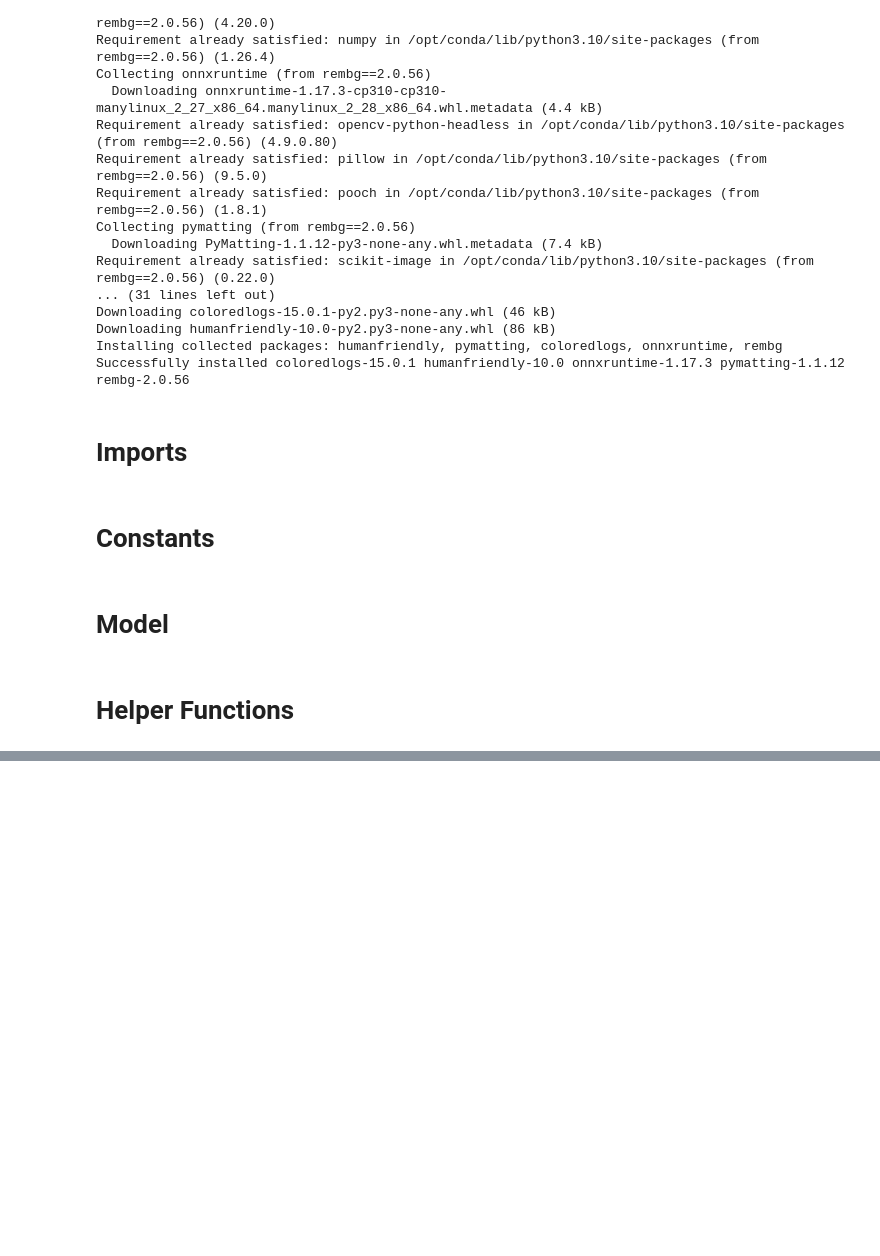
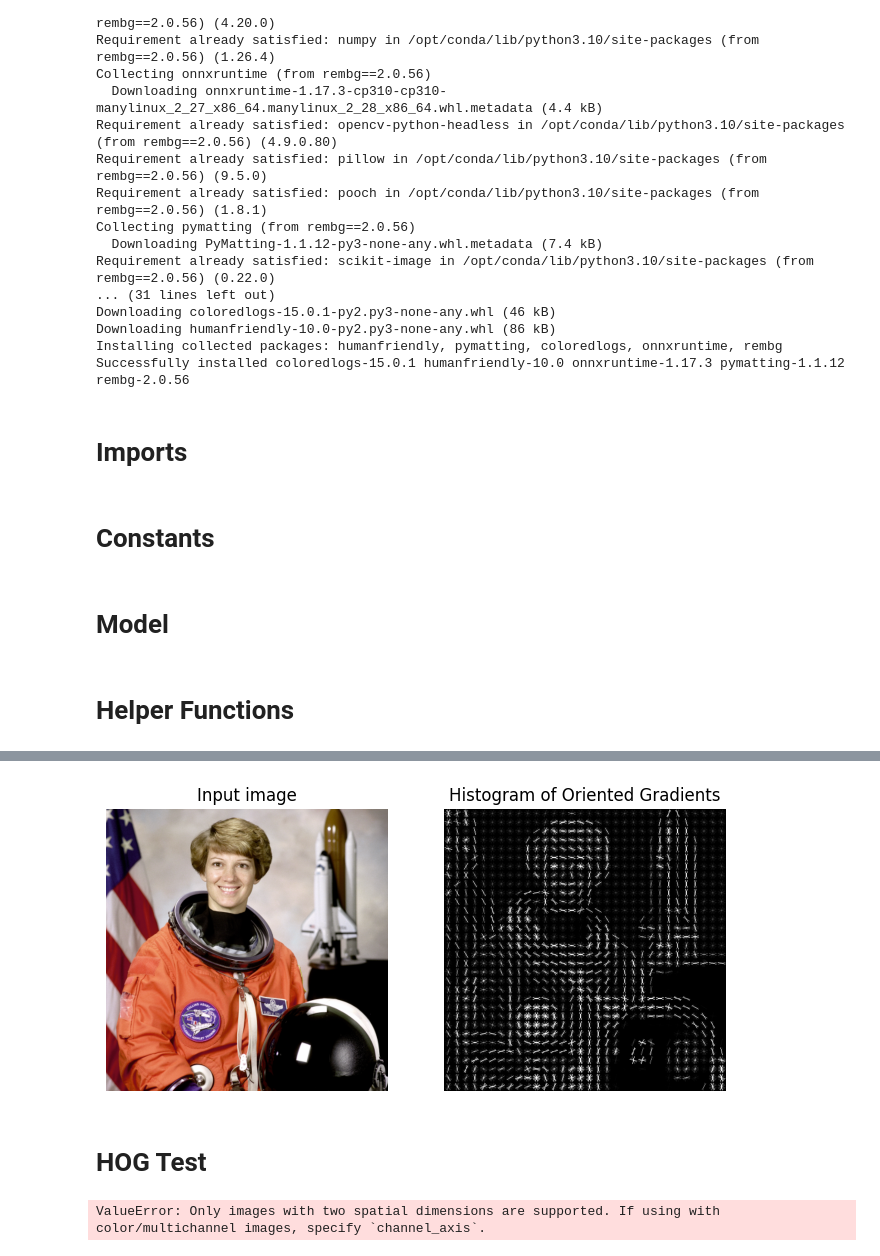
Before and after one commit to FaizanAli-io/Kaggle-Notebooks, a Jupyter notebook: key-extraction.ipynb, the cells around one changed output, grey strips where cells are left out. Cells and saved outputs as stored; diff of their text form; code cells hidden in the pictures; blank space fills up the shorter version.

```diff
--- a/key-extraction.ipynb
+++ b/key-extraction.ipynb
@@ -458,0 +273,79 @@ for row in matrix:
+# %%
+import matplotlib.pyplot as plt
+
+from skimage.feature import hog
+from skimage import data, exposure
+
+
+image = data.astronaut()
+
+ppc = 16
+
+fd, hog_image = hog(
+    image,
+    orientations=8,
+    pixels_per_cell=(ppc, ppc),
+    cells_per_block=(1, 1),
+    visualize=True,
+    channel_axis=-1,
+)
+
+fig, (ax1, ax2) = plt.subplots(1, 2, figsize=(8, 4), sharex=True, sharey=True)
+
+ax1.axis('off')
+ax1.imshow(image, cmap=plt.cm.gray)
+ax1.set_title('Input image')
+
+# Rescale histogram for better display
+hog_image_rescaled = exposure.rescale_intensity(hog_image, in_range=(0, 10))
+
+ax2.axis('off')
+ax2.imshow(hog_image_rescaled, cmap=plt.cm.gray)
+ax2.set_title('Histogram of Oriented Gradients')
+plt.show()
+# %% [output]
+[figure, added]
+# %% [markdown]
+# HOG Test
+# %%
+import numpy as np
+
+from skimage import exposure
+from skimage.io import imread
+from skimage.feature import hog
+from skimage.transform import resize
+
+from sklearn.metrics.pairwise import cosine_similarity
+
+def compute_hog(image):
+
+    # Some constants
+    DIM = 512
+    PPC = 16
+    CPB = 1
+
+    # Resize
+    image = resize(image, (DIM, DIM), anti_aliasing=True)
+
+    # Compute HOG features
+    fd, hog_image = hog(image, orientations=8, pixels_per_cell=(8, 8),
+                    cells_per_block=(1, 1), visualize=True, channel_axis=-1)
+
+    return fd
+
+def compute_similarity(fd1, fd2):
+
+    # Compute cosine similarity between HOG feature vectors
+    return cosine_similarity([fd1], [fd2])[0][0]
+
+image_paths = sorted(get_dataset_images_path(BASE_PATH))
+image_names = [path.split('/')[-1].split('.')[0]
+               for path in image_paths]
+
+fd = [compute_hog(image) for image in key_images]
+
+matrix = [[compute_similarity(x, y) for y in fd] for x in fd]
+
+matrix
+# %% [output]
+ValueError: Only images with two spatial dimensions are supported. If using with color/multichannel images, specify `channel_axis`.
```
Also changed, not shown: parts of 35 cells of this notebook.
